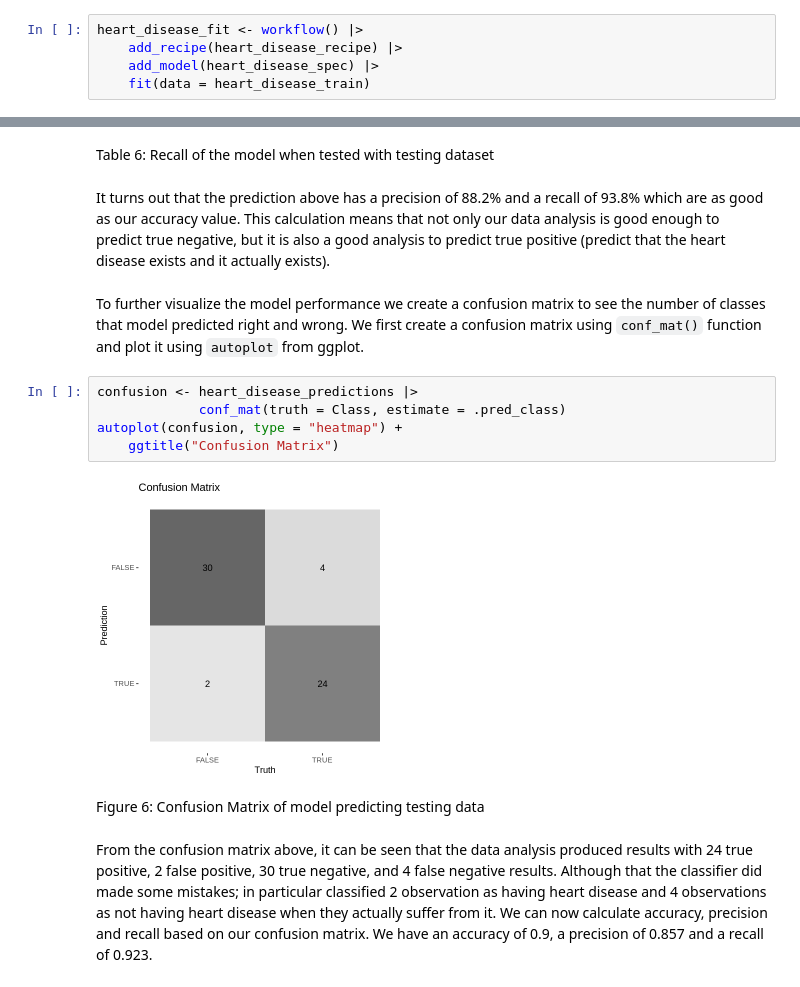
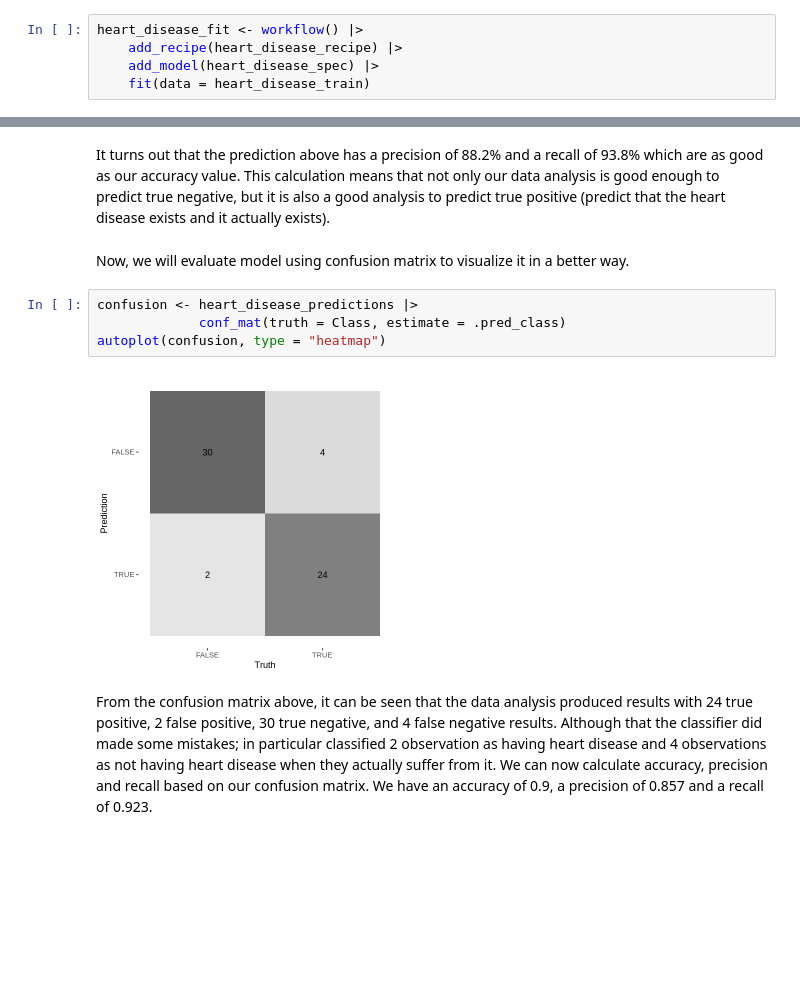
Before and after one commit to wtarit/dsci-100-project, a Jupyter notebook: group_report.ipynb, the cells around one changed output, grey strips where cells are left out. Saved outputs shown, nothing was run; the diff lists cells and outputs as text; blank space fills up the shorter version.

```diff
--- a/group_report.ipynb
+++ b/group_report.ipynb
@@ -449,18 +439,13 @@ A tibble: 1 × 3
-# %% [markdown]
-Table 6: Recall of the model when tested with testing dataset
 # %% [markdown]
 It turns out that the prediction above has a precision of 88.2% and a recall of 93.8% which are as good as our accuracy value. This calculation means that not only our data analysis is good enough to predict true negative, but it is also a good analysis to predict true positive (predict that the heart disease exists and it actually exists).
 # %% [markdown]
-To further visualize the model performance we create a confusion matrix to see the number of classes that model predicted right and wrong. We first create a confusion matrix using `conf_mat()` function and plot it using `autoplot` from ggplot.
+Now, we will evaluate model using confusion matrix to visualize it in a better way.
 # %%
 confusion <- heart_disease_predictions |>
              conf_mat(truth = Class, estimate = .pred_class)
-autoplot(confusion, type = "heatmap") +
-    ggtitle("Confusion Matrix")
+autoplot(confusion, type = "heatmap")
 # %% [output]
-[figure, old version]
+[figure, new version]
-# %% [markdown]
-Figure 6: Confusion Matrix of model predicting testing data
 # %% [markdown]
 From the confusion matrix above, it can be seen that the data analysis produced results with 24 true positive, 2 false positive, 30 true negative, and 4 false negative results. Although that the classifier did made some mistakes; in particular classified 2 observation as having heart disease and 4 observations as not having heart disease when they actually suffer from it. We can now calculate accuracy, precision and recall based on our confusion matrix. We have an accuracy of 0.9, a precision of 0.857 and a recall of 0.923.
 # %% [markdown]
```
Also changed, not shown: parts of 16 cells of this notebook.
